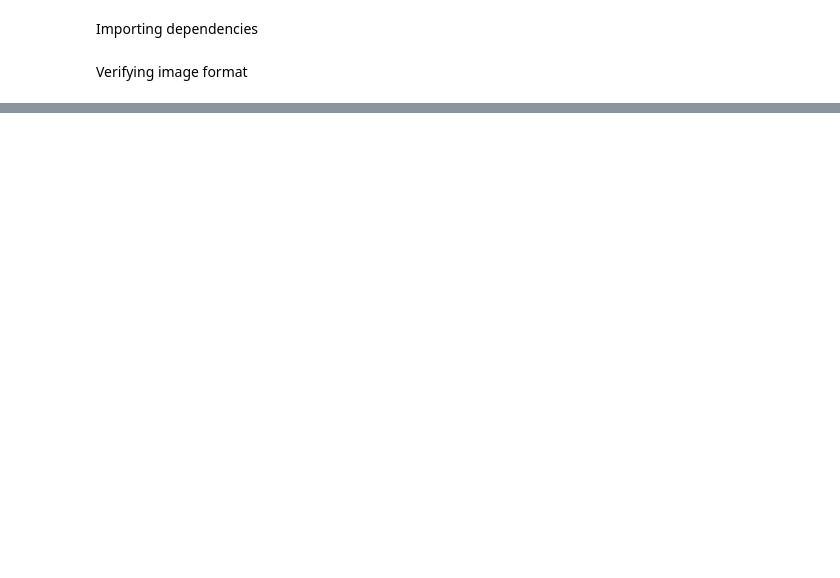
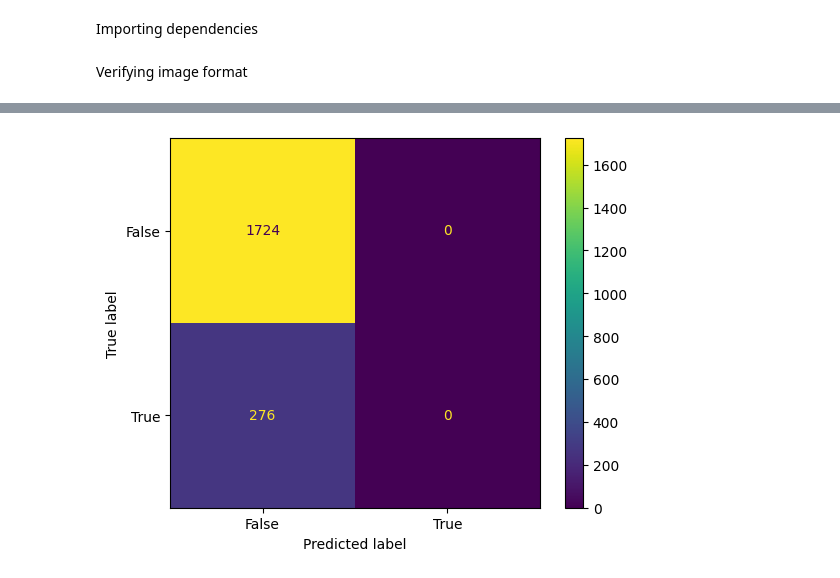
Before and after one commit to Marius-Tillinger/IA, a Jupyter notebook: Kaggle/cnn-tensorflow.ipynb, the cells around one changed output, grey strips where cells are left out. Cells and saved outputs as stored; diff of their text form; code cells hidden in the pictures; blank space fills up the shorter version.

```diff
--- a/Kaggle/cnn-tensorflow.ipynb
+++ b/Kaggle/cnn-tensorflow.ipynb
@@ -134,0 +126,8 @@ sub.close()
+# %%
+pred = model.predict(val_images)
+
+confusion_matrix = metrics.confusion_matrix(val_labels, pred.round())
+cm_display = metrics.ConfusionMatrixDisplay(confusion_matrix = confusion_matrix, display_labels = [False, True])
+cm_display.plot()
+plt.show()
+# %% [output]
@@ -134,0 +135 @@ sub.close()
+[figure, added]
```
Also changed, not shown: parts of 11 cells of this notebook, 2 other files.
